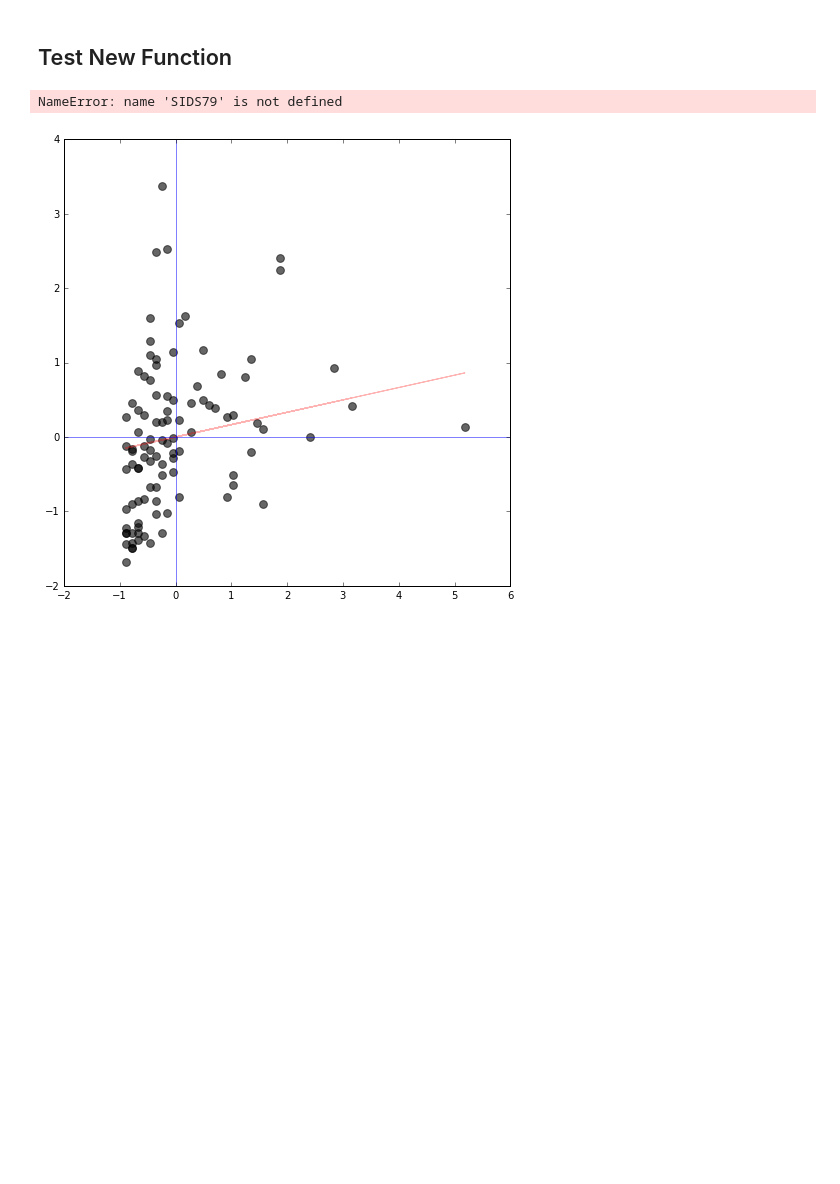
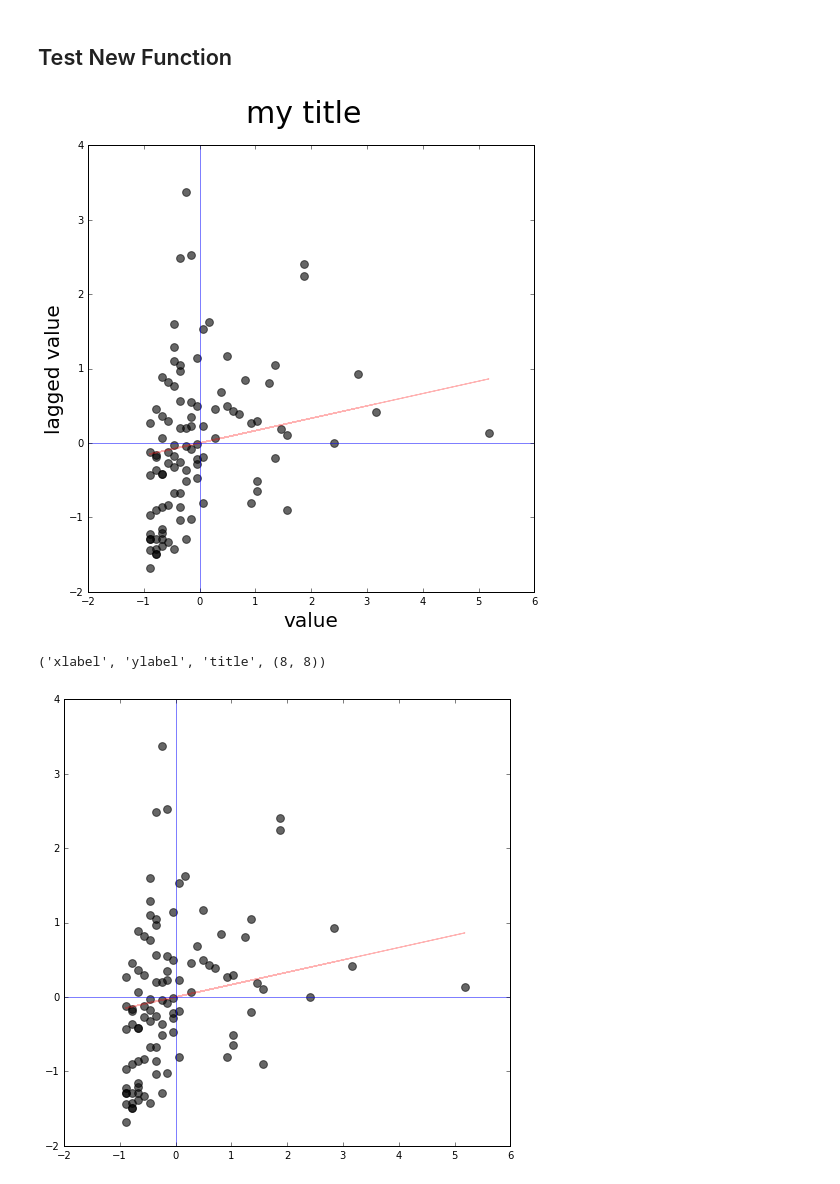
Before and after one commit to Makosak/PySalViz, a Jupyter notebook: Untitled Folder/Scatter Plots - Moran.ipynb, the cells around one changed output. Saved outputs shown, nothing was run; the diff lists cells and outputs as text; code cells hidden in the pictures; blank space fills up the shorter version.

```diff
--- a/Untitled Folder/Scatter Plots - Moran.ipynb
+++ b/Untitled Folder/Scatter Plots - Moran.ipynb
@@ -190,15 +190,13 @@ plt.show()
 def moran(var, w, xlabel, ylabel, title, custom):
     y_std   = (var - var.mean())/var.std()
     yl_std  = (slag - slag.mean())/slag.std()
-    slag = ps.lag_spatial(w, var)
 
-    #kwargs
     #xlabel = "xlabel"
     #ylabel = "ylabel"
     #title = "title"
     #custom = (8,8)
 
-    #custom kwargs
+    #custom
     fig1 = plt.figure(figsize=custom)
     plt.xlabel(xlabel, fontsize=20)
     plt.ylabel(ylabel, fontsize=20)
@@ -212,9 +210,13 @@ def moran(var, w, xlabel, ylabel, title, custom):
 
     plt.show()
 # %%
-moran(SIDS79,w,"value","lagged value","my title", (8,8) )
+moran(var,w,"value","lagged value","my title", (8,8) )
 # %% [output]
-NameError: name 'SIDS79' is not defined
+[figure, added]
+# %%
+xlabel, ylabel, title, custom
+# %% [output]
+('xlabel', 'ylabel', 'title', (8, 8))
 # %%
 def moran(var, w, xlabel='', ylabel='', title='', custom=(5,5)):
     y_std   = (var - var.mean())/var.std()
```
Also changed, not shown: parts of 3 cells of this notebook.
